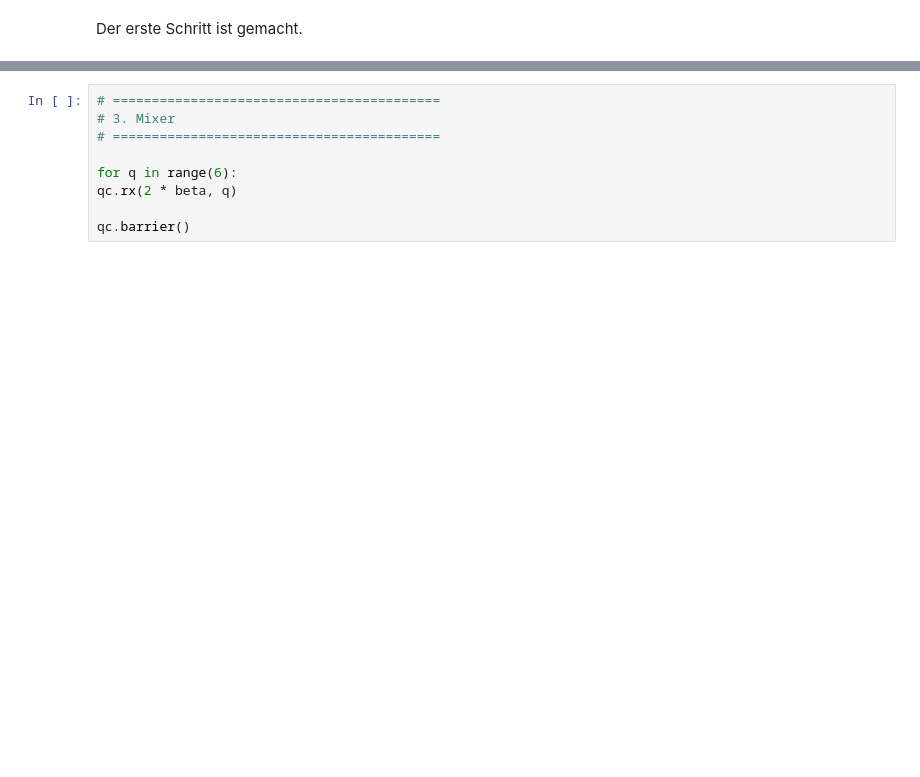
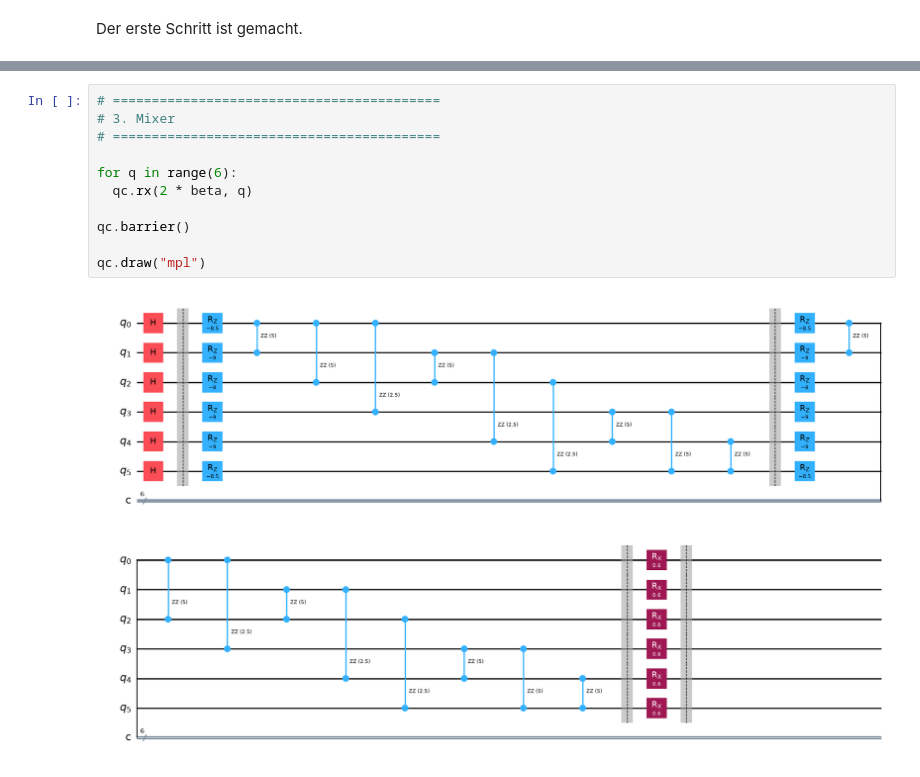
Before and after one commit to MelB18/EasyQuanten, a Jupyter notebook: Daenemark.ipynb, the cells around one changed output, grey strips where cells are left out. Drawn from its saved outputs; the diff is of its cells as text; blank space fills up the shorter version.

```diff
--- a/Daenemark.ipynb
+++ b/Daenemark.ipynb
@@ -49,12 +84,16 @@ qc.barrier()
 # %%
 # ==========================================
 # 3. Mixer
 # ==========================================
 
 for q in range(6):
-qc.rx(2 * beta, q)
+  qc.rx(2 * beta, q)
 
 qc.barrier()
+
+qc.draw("mpl")
+# %% [output]
+[figure, added]
 # %%
 # ==========================================
 # 4. Messung
```
Also changed, not shown: parts of 6 cells of this notebook.
